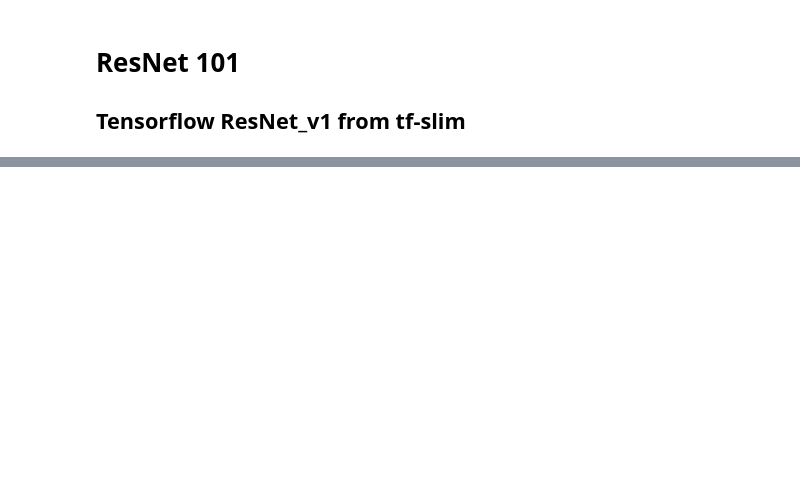
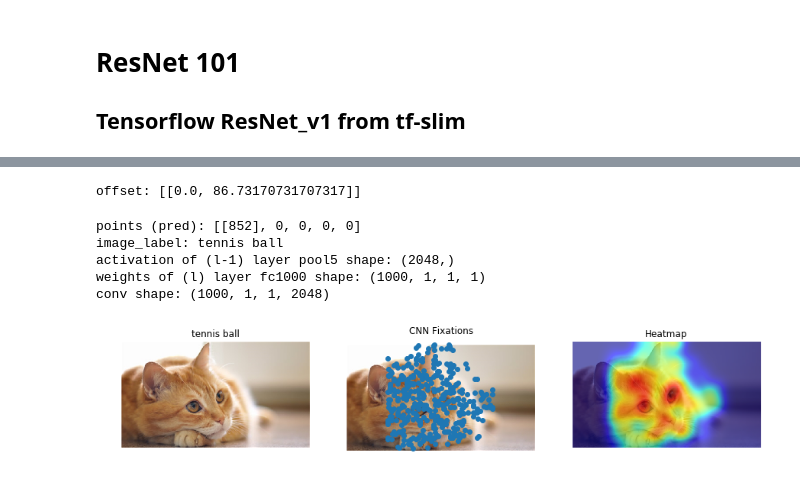
Before and after one commit to val-iisc/cnn-fixations, a Jupyter notebook: demo/demo_res101-tf_support.ipynb, the cells around one changed output, grey strips where cells are left out. Saved outputs shown, nothing was run; the diff lists cells and outputs as text; code cells hidden in the pictures; blank space fills up the shorter version.

Commit message:
tf slim resnet v1 101 visualization draft.

```diff
--- a/demo/demo_res101-tf_support.ipynb
+++ b/demo/demo_res101-tf_support.ipynb
@@ -54,10 +75,18 @@ if BACKEND == 'tf':
                            '4b21', '4b22',\
                      '5a', '5b', '5c']
         for i in range(len(blob_list)-1,0,-1):
-                    points = layers.res(points, blob_list[i], blob_list[i-1])
+            # Note that points after 4b22, 3b3, 2c feautre map index is not yet determined.
+            # For example, it requires 4b22's internal conv weights to map 2048 to 1024.
+            # print("points (after {}): {}".format(blob_list[i], points))
+            points = layers.res(points, blob_list[i], blob_list[i-1], network_name="tf_slim_resnet_v1_101")
+
+        # print("points (after {}): {}".format("pool1", points))
         points = layers.pool(points=points, prevLayer='conv1',K=3, S=2)
+        # print("points (after {}): {}".format("conv1", points))
         points = layers.conv(points=points,  layer='conv1', prevLayer='data', K=7, S=2, P=3)
+        # print("points (after {}): {}".format("data", points))
         points = layers.data(points=points, inc=inc, resFac=resFac)
+        # print("points raw: {}".format(points))
         return points
 else:
     def resnet(points, inc, resFac):
@@ -72,16 +101,44 @@ else:
         points = layers.data(points=points, inc=inc, resFac=resFac)
         return points
 # %%
-img_path = 'sample.jpg'
+img_path = 'cat.jpg'
 # Prediction on ImageNet
 if BACKEND == 'tf':
+    # resnet slim preprocess. squre center crop and resize it to 224x224
+    # img, offset, resFac, newSize = imgPreprocess(img_path=img_path)
+    img = img_as_float(io.imread(img_path)).astype(np.float32)
+
+    resFac = 224.0/min(img.shape[:2])
+    x, y = img.shape[:2]
+    offset_x = 0
+    offset_y = 0
+    if x > y:
+        offset_x = (x-y) / 2
+    else:
+        offset_y = (y-x) / 2
+
+    offset = [[offset_x*resFac, offset_y*resFac]]
+    print("offset:", offset)
+
     points, image_label = pred(net, img_path, oversample=False)
-    print("points:", points)
+    print("points (pred):", points)
     print("image_label:", image_label)
+    points = resnet(points, offset, resFac)
+    # print("points (data):", points)
 else:
     img, offset, resFac, newSize = imgPreprocess(img_path=img_path)
     print("img:", img.shape)
     net.image_dims = newSize
     points, image_label = pred(net, img)
-points = resnet(points, offset, resFac)
+    print("points (pred):", points)
+    points = resnet(points, offset, resFac)
+
 visualize(img_path, points, diag_percent=0.1, image_label=image_label)
+# %% [output]
+offset: [[0.0, 86.73170731707317]]
+points (pred): [[852], 0, 0, 0, 0]
+image_label: tennis ball
+activation of (l-1) layer pool5 shape: (2048,)
+weights of (l) layer fc1000 shape: (1000, 1, 1, 1)
+conv shape: (1000, 1, 1, 2048)
+[figure, added]
```
Also changed, not shown: parts of 2 cells of this notebook, 7 other files.
